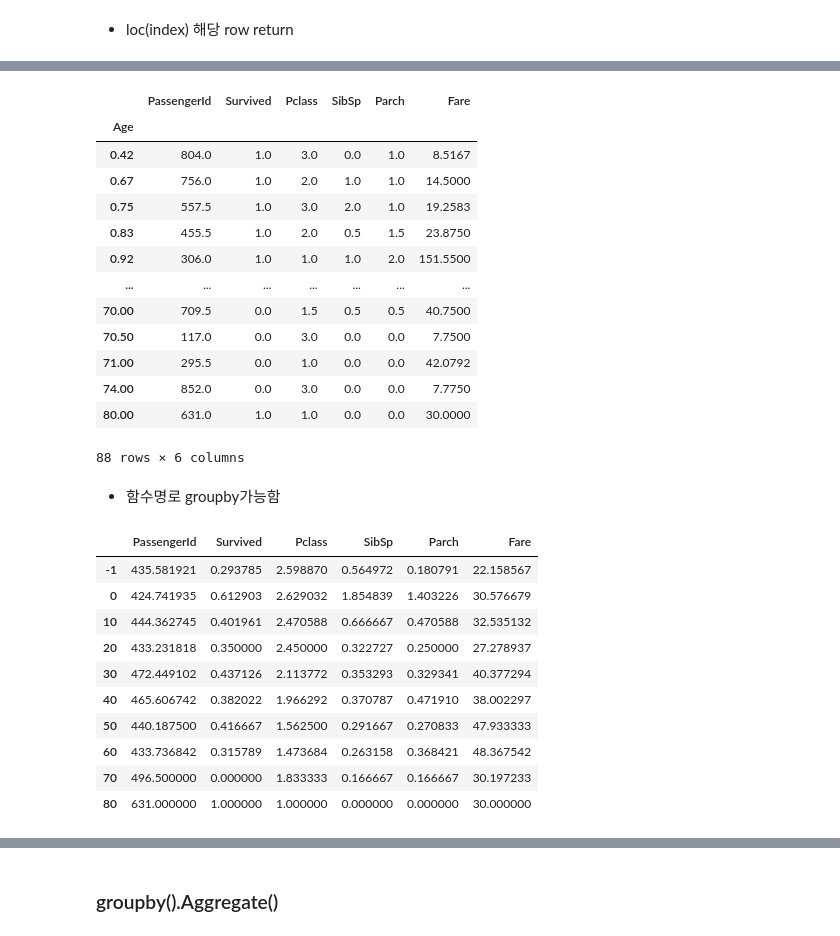
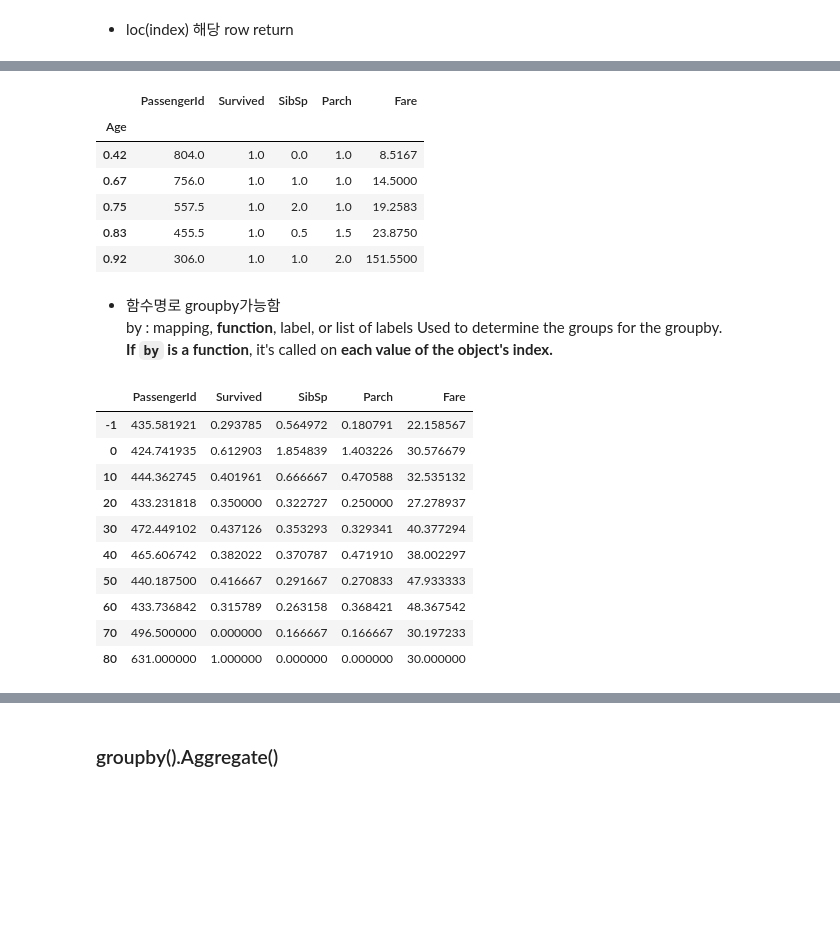
Before and after one commit to SwimmingHwang/practice-python, a Jupyter notebook: python_data_analysis(2)_pandas(3).ipynb, the cells around one changed output, grey strips where cells are left out. Cells and saved outputs as stored; diff of their text form; code cells hidden in the pictures; blank space fills up the shorter version.

```diff
--- a/python_data_analysis(2)_pandas(3).ipynb
+++ b/python_data_analysis(2)_pandas(3).ipynb
@@ -164,3 +309,5 @@ df_train = pd.read_csv('pandas_data\\train.csv')
+# %%
+df_train['Pclass'] = df_train['Pclass'].astype('str')
 # %%
 df_train.info()
 # %% [output]
@@ -197,2 +341,0 @@ df_train.head(5)
-# %%
-df_train['Pclass'] = df_train['Pclass'].astype('float')
@@ -357,0 +452,2 @@ Name: (2.0, female), dtype: float64
+# %%
+df_train.set_index(['Pclass','Sex']).head()
@@ -358,4 +462,4 @@ Name: (2.0, female), dtype: float64
 # %%
-df_train.set_index(['Pclass','Sex']).reset_index()
+df_train.set_index(['Pclass','Sex']).reset_index().head()
 # %% [output]
 |  | Pclass | Sex | PassengerId | Survived | Name | Age | SibSp | Parch | Ticket | Fare | ... |
@@ -374,35 +471,32 @@ df_train.set_index(['Pclass','Sex']).reset_index()
 # %%
-df_train.set_index('Age').groupby(level=0).mean()
+df_train.set_index('Age').groupby(level=0).mean().head()
 # 나이가 인덱스로 가있음.
 # level 0이 인덱스 컬럼을 의미함
 # %% [output]
-|  | PassengerId | Survived | Pclass | SibSp | Parch | Fare |
-| Age |  |  |  |  |  |  |
-| 0.42 | 804.0 | 1.0 | 3.0 | 0.0 | 1.0 | 8.5167 |
-| 0.67 | 756.0 | 1.0 | 2.0 | 1.0 | 1.0 | 14.5000 |
-| 0.75 | 557.5 | 1.0 | 3.0 | 2.0 | 1.0 | 19.2583 |
-| 0.83 | 455.5 | 1.0 | 2.0 | 0.5 | 1.5 | 23.8750 |
-| 0.92 | 306.0 | 1.0 | 1.0 | 1.0 | 2.0 | 151.5500 |
-| ... | ... | ... | ... | ... | ... | ... |
-| 70.00 | 709.5 | 0.0 | 1.5 | 0.5 | 0.5 | 40.7500 |
-| 70.50 | 117.0 | 0.0 | 3.0 | 0.0 | 0.0 | 7.7500 |
-| 71.00 | 295.5 | 0.0 | 1.0 | 0.0 | 0.0 | 42.0792 |
-| 74.00 | 852.0 | 0.0 | 3.0 | 0.0 | 0.0 | 7.7750 |
-| 80.00 | 631.0 | 1.0 | 1.0 | 0.0 | 0.0 | 30.0000 |
+|  | PassengerId | Survived | SibSp | Parch | Fare |
+| Age |  |  |  |  |  |
+| 0.42 | 804.0 | 1.0 | 0.0 | 1.0 | 8.5167 |
+| 0.67 | 756.0 | 1.0 | 1.0 | 1.0 | 14.5000 |
+| 0.75 | 557.5 | 1.0 | 2.0 | 1.0 | 19.2583 |
+| 0.83 | 455.5 | 1.0 | 0.5 | 1.5 | 23.8750 |
+| 0.92 | 306.0 | 1.0 | 1.0 | 2.0 | 151.5500 |
-88 rows × 6 columns
-# %% [markdown]
-- 함수명로 groupby가능함
+# %% [markdown]
+- 함수명로 groupby가능함
+    by : mapping, **function**, label, or list of labels
+    Used to determine the groups for the groupby.
+    **If ``by`` is a function**, it's called on **each value of the object's
+    index.**
 # %%
 df_train.set_index('Age').groupby(age_categorize).mean()
 # %% [output]
-|  | PassengerId | Survived | Pclass | SibSp | Parch | Fare |
-| -1 | 435.581921 | 0.293785 | 2.598870 | 0.564972 | 0.180791 | 22.158567 |
-| 0 | 424.741935 | 0.612903 | 2.629032 | 1.854839 | 1.403226 | 30.576679 |
-| 10 | 444.362745 | 0.401961 | 2.470588 | 0.666667 | 0.470588 | 32.535132 |
-| 20 | 433.231818 | 0.350000 | 2.450000 | 0.322727 | 0.250000 | 27.278937 |
-| 30 | 472.449102 | 0.437126 | 2.113772 | 0.353293 | 0.329341 | 40.377294 |
-| 40 | 465.606742 | 0.382022 | 1.966292 | 0.370787 | 0.471910 | 38.002297 |
-| 50 | 440.187500 | 0.416667 | 1.562500 | 0.291667 | 0.270833 | 47.933333 |
-| 60 | 433.736842 | 0.315789 | 1.473684 | 0.263158 | 0.368421 | 48.367542 |
-| 70 | 496.500000 | 0.000000 | 1.833333 | 0.166667 | 0.166667 | 30.197233 |
-| 80 | 631.000000 | 1.000000 | 1.000000 | 0.000000 | 0.000000 | 30.000000 |
+|  | PassengerId | Survived | SibSp | Parch | Fare |
+| -1 | 435.581921 | 0.293785 | 0.564972 | 0.180791 | 22.158567 |
+| 0 | 424.741935 | 0.612903 | 1.854839 | 1.403226 | 30.576679 |
+| 10 | 444.362745 | 0.401961 | 0.666667 | 0.470588 | 32.535132 |
+| 20 | 433.231818 | 0.350000 | 0.322727 | 0.250000 | 27.278937 |
+| 30 | 472.449102 | 0.437126 | 0.353293 | 0.329341 | 40.377294 |
+| 40 | 465.606742 | 0.382022 | 0.370787 | 0.471910 | 38.002297 |
+| 50 | 440.187500 | 0.416667 | 0.291667 | 0.270833 | 47.933333 |
+| 60 | 433.736842 | 0.315789 | 0.263158 | 0.368421 | 48.367542 |
+| 70 | 496.500000 | 0.000000 | 0.166667 | 0.166667 | 30.197233 |
+| 80 | 631.000000 | 1.000000 | 0.000000 | 0.000000 | 30.000000 |
```
Also changed, not shown: parts of 58 cells of this notebook.
